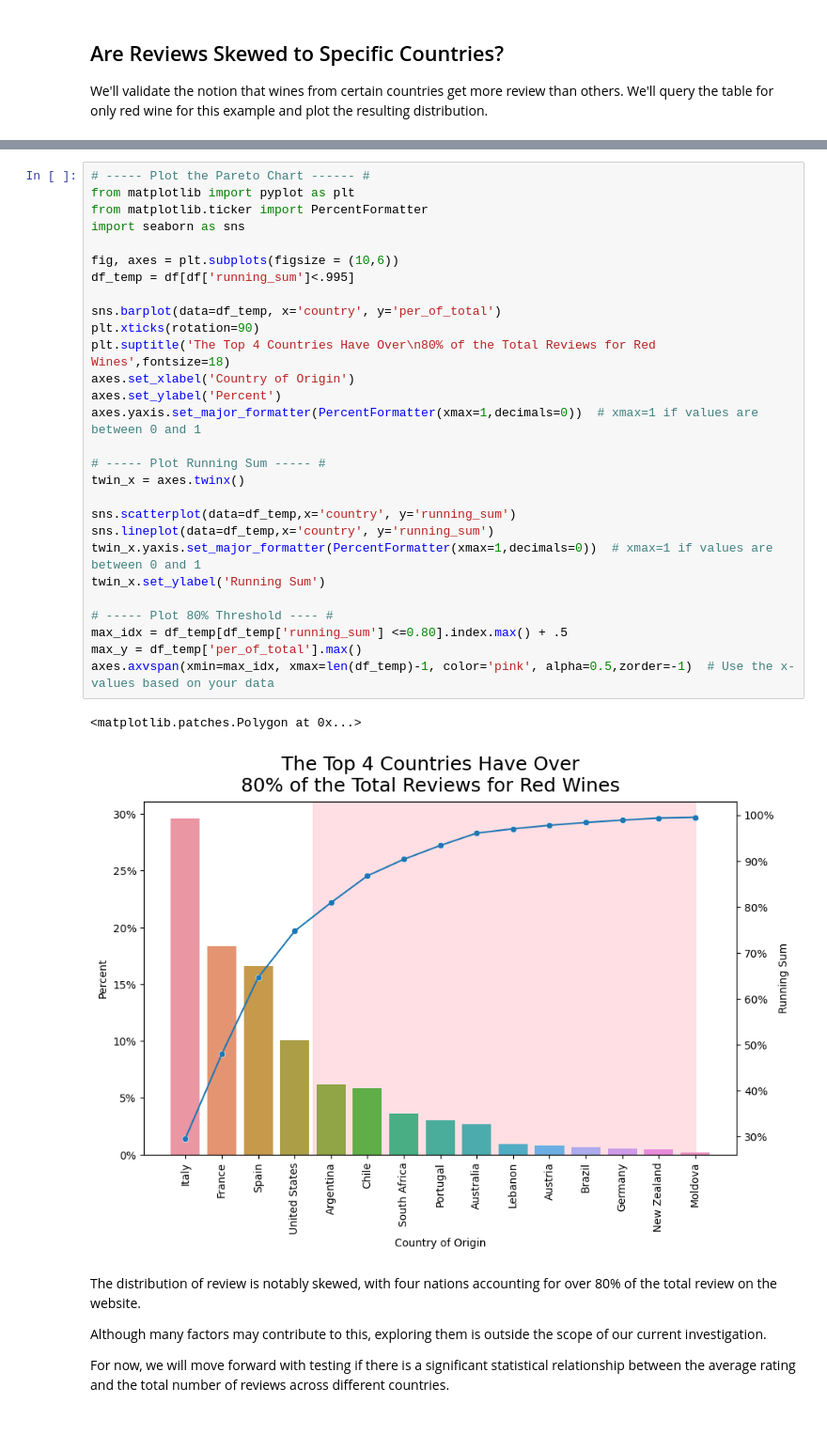
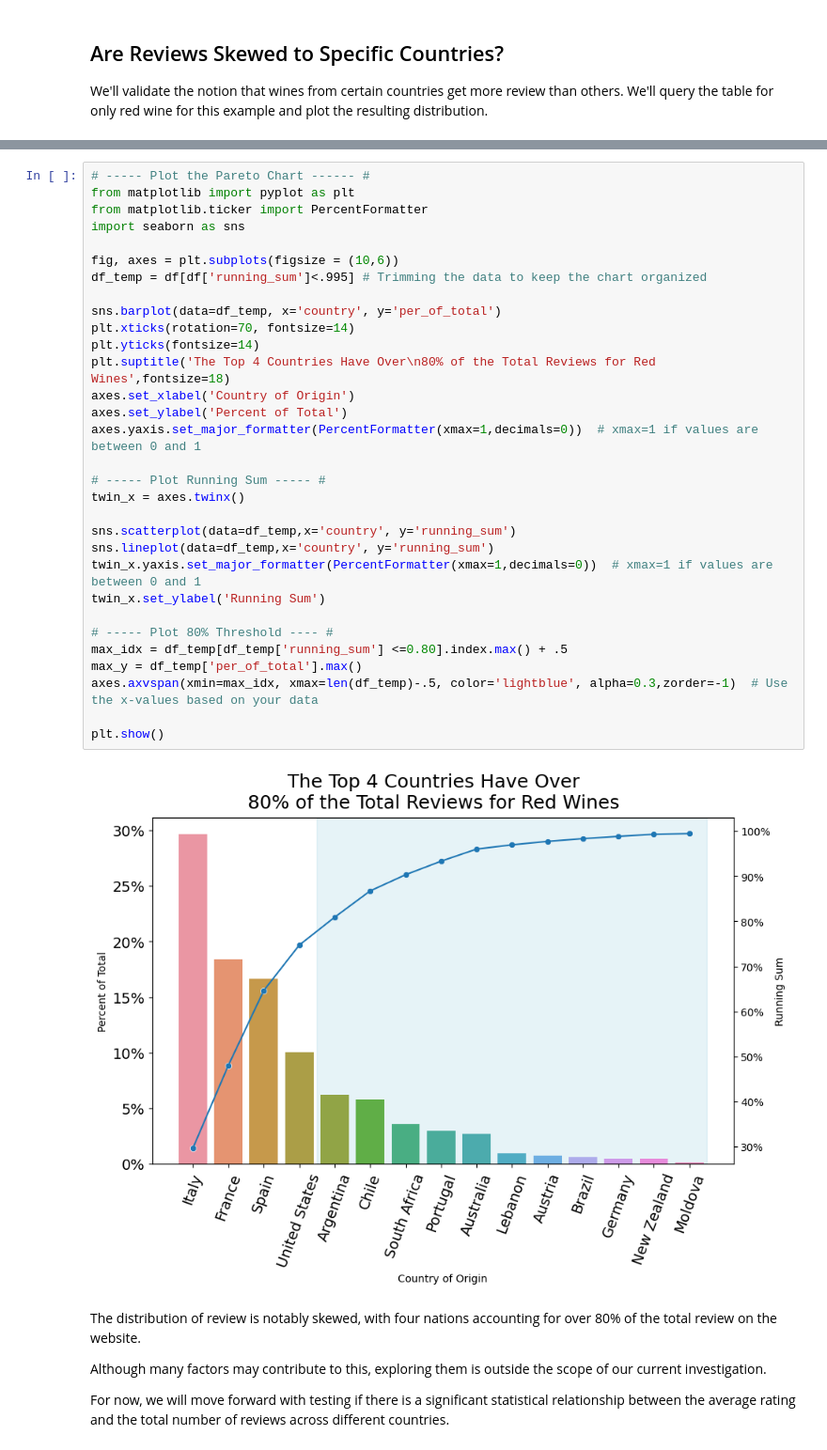
Before and after one commit to JGundisalvus/portfolio, a Jupyter notebook: wine_ratings/wine_analysis.ipynb, the cells around one changed output, grey strips where cells are left out. Shown at 94% size. Saved outputs shown, nothing was run; the diff lists cells and outputs as text; blank space fills up the shorter version.

```diff
--- a/wine_ratings/wine_analysis.ipynb
+++ b/wine_ratings/wine_analysis.ipynb
@@ -78,34 +64,36 @@ Done.
 # %%
 # ----- Plot the Pareto Chart ------ #
 from matplotlib import pyplot as plt
 from matplotlib.ticker import PercentFormatter
 import seaborn as sns
 
 fig, axes = plt.subplots(figsize = (10,6))
-df_temp = df[df['running_sum']<.995]
+df_temp = df[df['running_sum']<.995] # Trimming the data to keep the chart organized
 
 sns.barplot(data=df_temp, x='country', y='per_of_total')
-plt.xticks(rotation=90)
+plt.xticks(rotation=70, fontsize=14)
+plt.yticks(fontsize=14)
 plt.suptitle('The Top 4 Countries Have Over\n80% of the Total Reviews for Red Wines',fontsize=18)
 axes.set_xlabel('Country of Origin')
-axes.set_ylabel('Percent')
+axes.set_ylabel('Percent of Total')
 axes.yaxis.set_major_formatter(PercentFormatter(xmax=1,decimals=0))  # xmax=1 if values are between 0 and 1
 
 # ----- Plot Running Sum ----- #
 twin_x = axes.twinx()
 
 sns.scatterplot(data=df_temp,x='country', y='running_sum')
 sns.lineplot(data=df_temp,x='country', y='running_sum')
 twin_x.yaxis.set_major_formatter(PercentFormatter(xmax=1,decimals=0))  # xmax=1 if values are between 0 and 1
 twin_x.set_ylabel('Running Sum')
 
 # ----- Plot 80% Threshold ---- #
 max_idx = df_temp[df_temp['running_sum'] <=0.80].index.max() + .5
 max_y = df_temp['per_of_total'].max()
-axes.axvspan(xmin=max_idx, xmax=len(df_temp)-1, color='pink', alpha=0.5,zorder=-1)  # Use the x-values based on your data
+axes.axvspan(xmin=max_idx, xmax=len(df_temp)-.5, color='lightblue', alpha=0.3,zorder=-1)  # Use the x-values based on your data
+
+plt.show()
 # %% [output]
-<matplotlib.patches.Polygon at 0x...>
-[figure, old version]
+[figure, new version]
 # %% [markdown]
 The distribution of review is notably skewed, with four nations accounting for over 80% of the total review on the website.
 
```
Also changed, not shown: parts of 21 cells of this notebook.
